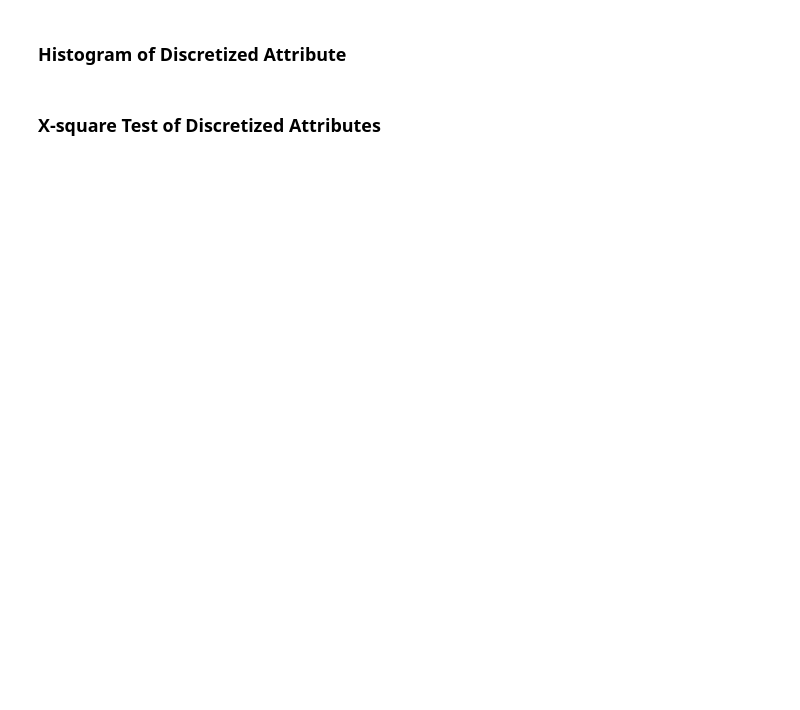
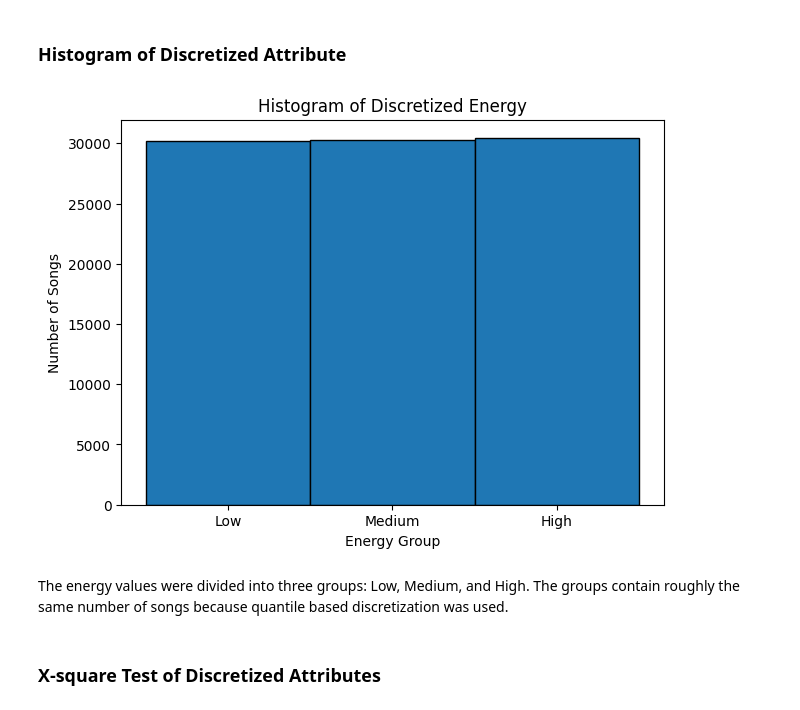
Before and after one commit to alexander-martrain/Song-Data-Mining, a Jupyter notebook: notebooks/project_cluster_cmps451.ipynb, the cells around one changed output. Saved outputs shown, nothing was run; the diff lists cells and outputs as text; code cells hidden in the pictures; blank space fills up the shorter version.

```diff
--- a/notebooks/project_cluster_cmps451.ipynb
+++ b/notebooks/project_cluster_cmps451.ipynb
@@ -824,2 +903,29 @@ The scatter-plot matric (1,000 randomly sampled songs) shows the relationship be
 # %% [markdown]
 ## Discretization
+# %%
+from sklearn.preprocessing import KBinsDiscretizer
+
+# split each feature into 3 groups: low, medium, and high.
+discretizer = KBinsDiscretizer(
+    n_bins=3,
+    encode="ordinal",
+    strategy="quantile"
+)
+
+X_train_discretized = discretizer.fit_transform(X_train)
+X_test_discretized = discretizer.transform(X_test)
+
+# Convert back into DataFrame for viewing
+train_discretized_df = pd.DataFrame(
+    X_train_discretized,
+    columns=selected_features,
+    index=X_train.index
+).astype(int)
+
+test_discretized_df = pd.DataFrame(
+    X_test_discretized,
+    columns=selected_features,
+    index=X_test.index
+).astype(int)
+
+train_discretized_df.head()
@@ -826,4 +955,24 @@ The scatter-plot matric (1,000 randomly sampled songs) shows the relationship be
 # %% [markdown]
 ### Histogram of Discretized Attribute
+# %%
+# Histogram of discretized energy values
+plt.figure(figsize=(7, 5))
+
+plt.hist(
+    train_discretized_df["energy"],
+    bins=[-0.5, 0.5, 1.5, 2.5],
+    edgecolor="black"
+)
+
+plt.xticks([0, 1, 2], ["Low", "Medium", "High"])
+plt.xlabel("Energy Group")
+plt.ylabel("Number of Songs")
+plt.title("Histogram of Discretized Energy")
+
+plt.show()
+# %% [output]
+[figure, added]
+# %% [markdown]
+The energy values were divided into three groups: Low, Medium, and High. The groups contain roughly the same number of songs because quantile based discretization was used.
 # %% [markdown]
 ### X-square Test of Discretized Attributes
```
Also changed, not shown: parts of 15 cells of this notebook, 2 other files.
